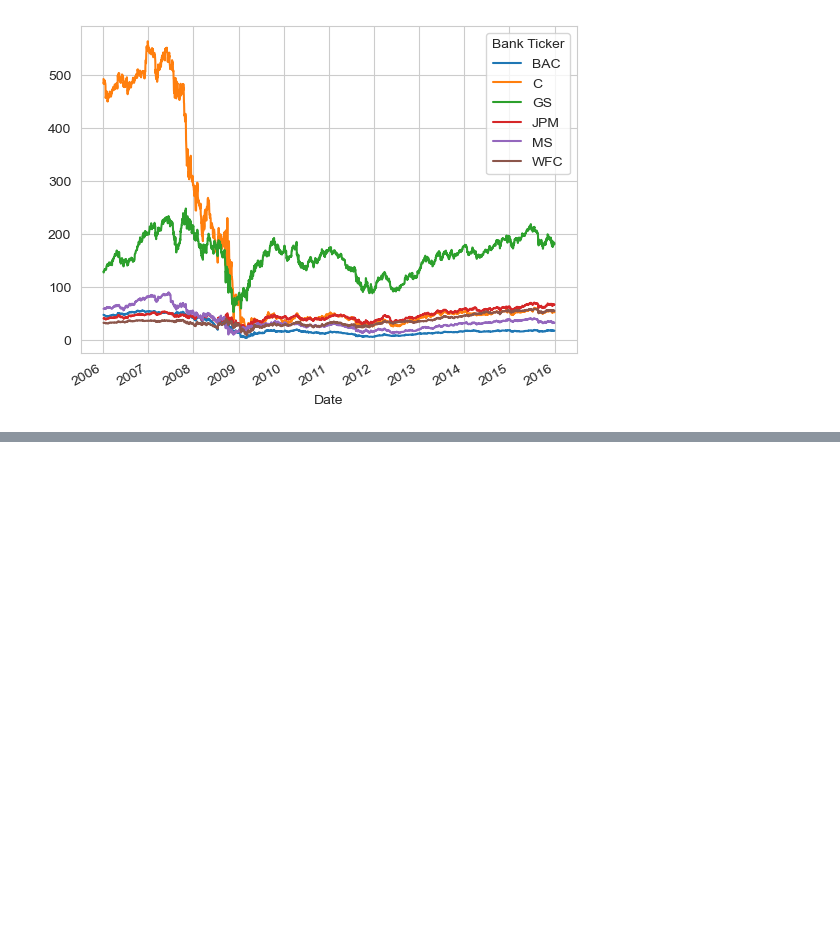
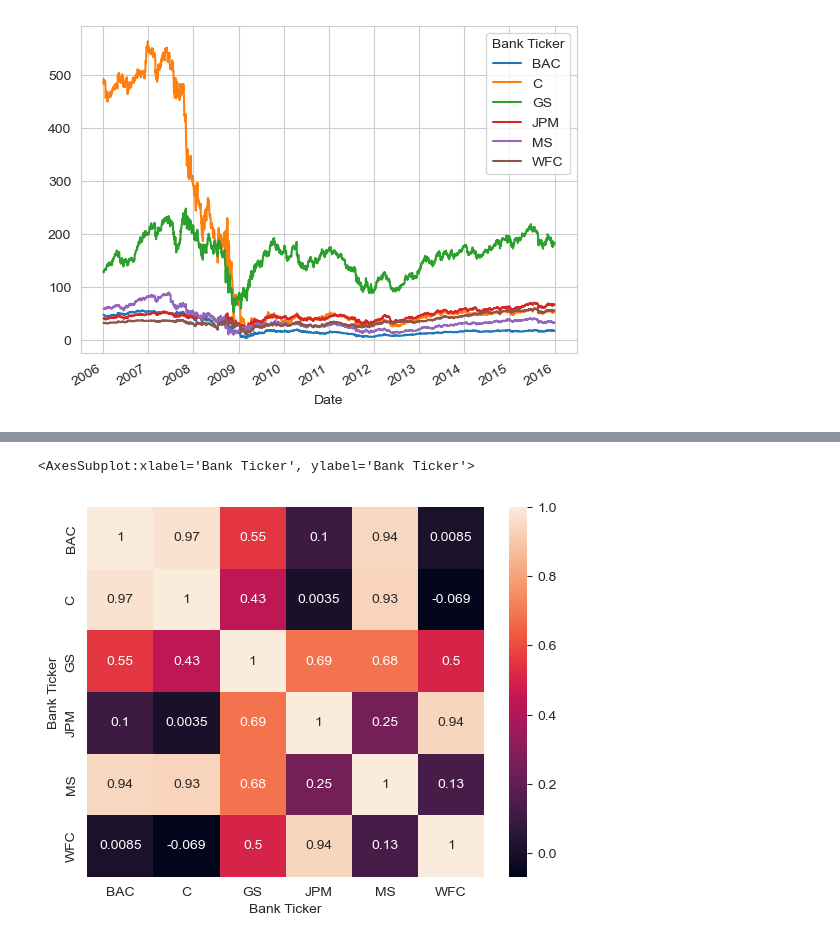
Before and after one commit to SiddheshDaphane/Finance-Data-Project, a Jupyter notebook: finance_project.ipynb, the cells around one changed output, grey strips where cells are left out. Drawn from its saved outputs; the diff is of its cells as text; code cells hidden in the pictures; blank space fills up the shorter version.

```diff
--- a/finance_project.ipynb
+++ b/finance_project.ipynb
@@ -324,0 +335,5 @@ bank_stocks.xs(key='Close', axis=1, level='Stock Info').plot()
+# %%
+sns.heatmap(bank_stocks.xs(key='Close',axis=1,level='Stock Info').corr(),annot=True)
+# %% [output]
+<AxesSubplot:xlabel='Bank Ticker', ylabel='Bank Ticker'>
+[figure, added]
```
Also changed, not shown: parts of 3 cells of this notebook.
